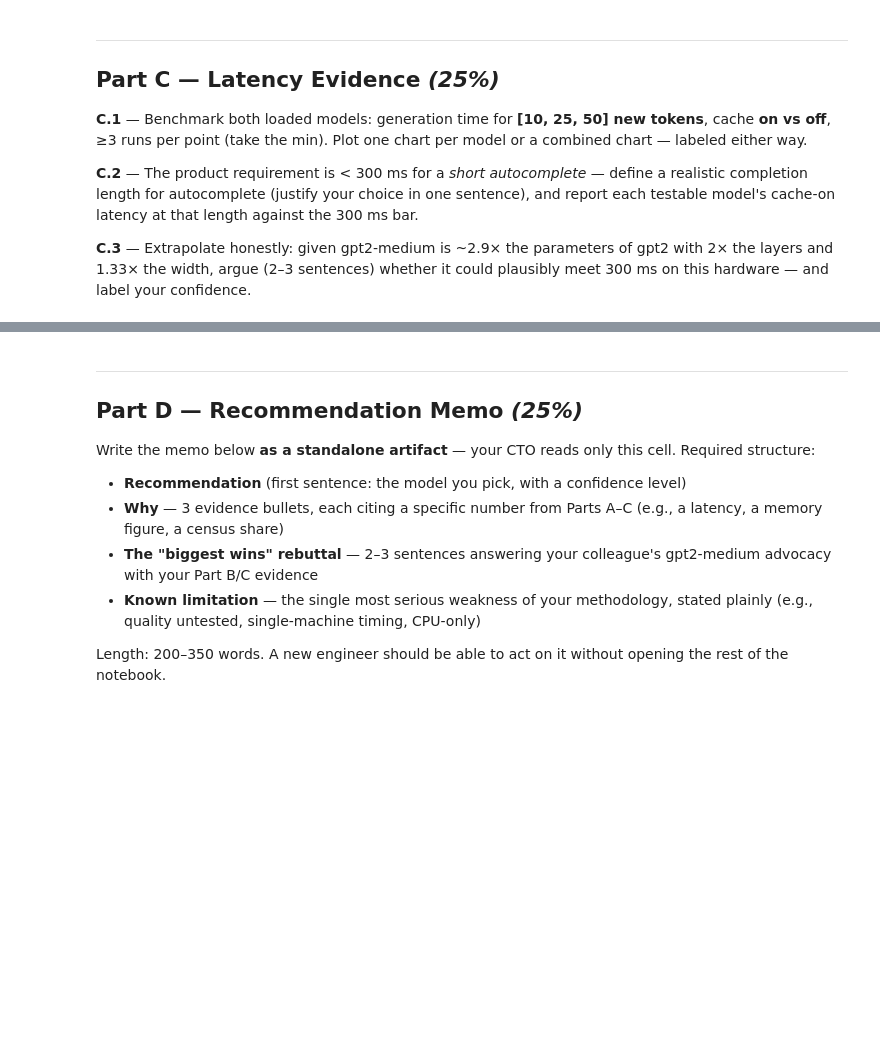
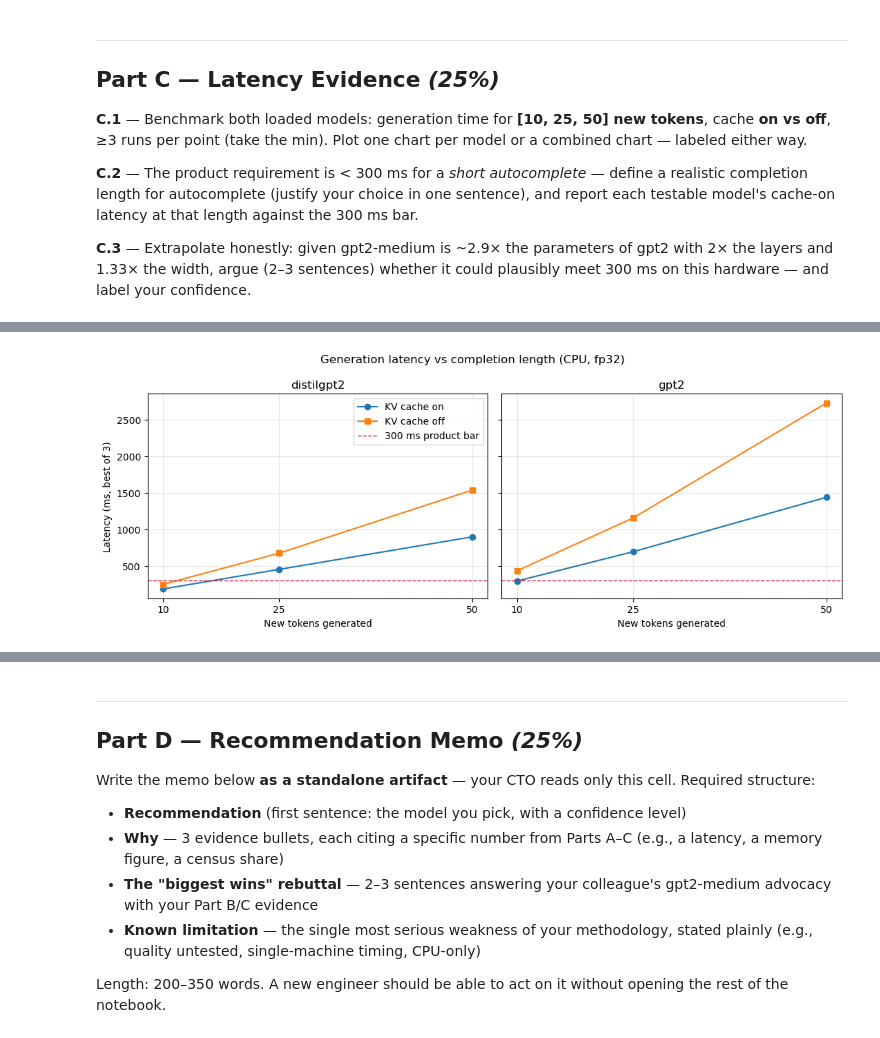
Before and after one commit to ahmedessam792/DEPI, a Jupyter notebook: Assignment 4/Module3_Session1_Assignment.ipynb, the cells around one changed output, grey strips where cells are left out. Drawn from its saved outputs; the diff is of its cells as text; code cells hidden in the pictures; blank space fills up the shorter version.

```diff
--- a/Assignment 4/Module3_Session1_Assignment.ipynb
+++ b/Assignment 4/Module3_Session1_Assignment.ipynb
@@ -112,5 +372,72 @@ def predict_params(layers, width, vocab=50257, ctx=1024):
 
 **C.3** — Extrapolate honestly: given gpt2-medium is ~2.9× the parameters of gpt2 with 2× the layers and 1.33× the width, argue (2–3 sentences) whether it could plausibly meet 300 ms on this hardware — and label your confidence.
 # %%
-# C.1 — benchmark (adapt time_generation() from the lab)
-# your code here
+# C.1 — benchmark (cache on vs off, [10, 25, 50] new tokens, 3 runs, min)
+PROMPT = "The quarterly report shows that our team"
+LENGTHS = [10, 25, 50]
+RUNS = 3
+
+def time_generation(model, prompt, n_new, use_cache, runs=RUNS):
+    """Return (best_ms, all_ms). min() is used to suppress OS scheduling noise."""
+    ids = tok(prompt, return_tensors="pt")
+    times = []
+    for _ in range(runs):
+        t0 = time.perf_counter()
+        with torch.no_grad():
+            model.generate(
+                **ids,
+                max_new_tokens=n_new,
+                min_new_tokens=n_new,     # force the full length so every point is comparable
+                do_sample=False,          # greedy: deterministic, no sampling overhead
+                use_cache=use_cache,
+                pad_token_id=tok.eos_token_id,
+            )
+        times.append((time.perf_counter() - t0) * 1000)
+    return min(times), times
+
+# Warm up once per model so lazy kernel/allocator init isn't charged to the first data point.
+for m in models.values():
+    time_generation(m, PROMPT, 5, True, runs=1)
+
+bench_rows = []
+for name, model in models.items():
+    for n_new in LENGTHS:
+        for use_cache in [True, False]:
+            best, all_ms = time_generation(model, PROMPT, n_new, use_cache)
+            bench_rows.append({
+                "model": name,
+                "new_tokens": n_new,
+                "cache": "on" if use_cache else "off",
+                "best ms": round(best, 1),
+                "ms/token": round(best / n_new, 1),
+                "all runs ms": [round(t, 1) for t in all_ms],
+            })
+
+bench_df = pd.DataFrame(bench_rows)
+print(f"Table C.1 — Generation latency, CPU, {RUNS} runs per point (min reported), "
+      f"{torch.get_num_threads()} torch threads")
+print(bench_df.to_string(index=False))
+
+fig, axes = plt.subplots(1, 2, figsize=(11, 4.2), sharey=True)
+for ax, name in zip(axes, models):
+    sub = bench_df[bench_df["model"] == name]
+    for cache_state, marker in [("on", "o"), ("off", "s")]:
+        s = sub[sub["cache"] == cache_state]
+        ax.plot(s["new_tokens"], s["best ms"], marker=marker, label=f"KV cache {cache_state}")
+    ax.axhline(300, color="crimson", linestyle="--", linewidth=1, label="300 ms product bar")
+    ax.set_title(name)
+    ax.set_xlabel("New tokens generated")
+    ax.set_xticks(LENGTHS)
+    ax.grid(alpha=0.3)
+axes[0].set_ylabel("Latency (ms, best of 3)")
+axes[0].legend()
+fig.suptitle("Generation latency vs completion length (CPU, fp32)")
+plt.tight_layout()
+plt.show()
+
+# Speedup the cache actually buys, per model and length
+speedup = (bench_df.pivot_table(index=["model", "new_tokens"], columns="cache", values="best ms")
+                   .assign(**{"cache speedup x": lambda d: (d["off"] / d["on"]).round(2)}))
+print("\nKV-cache speedup (off / on):")
+print(speedup.to_string())
+# %% [output]
@@ -116,0 +458 @@ def predict_params(layers, width, vocab=50257, ctx=1024):
+[figure, added]
```
Also changed, not shown: parts of 12 cells of this notebook.
